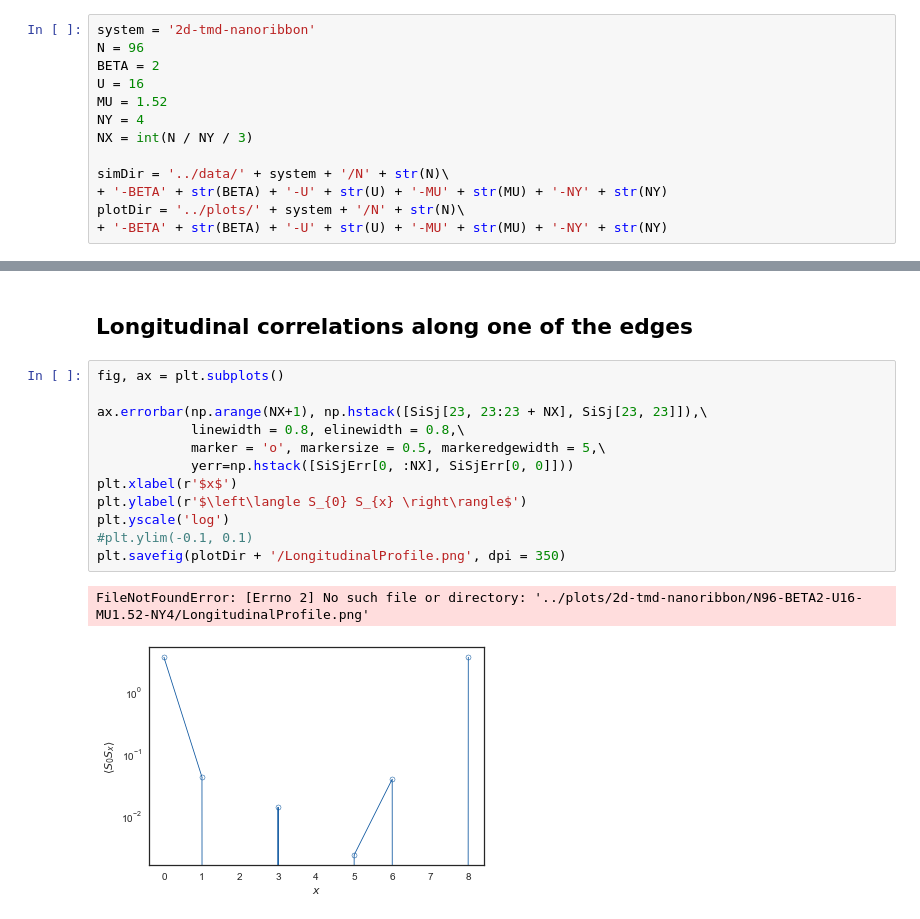
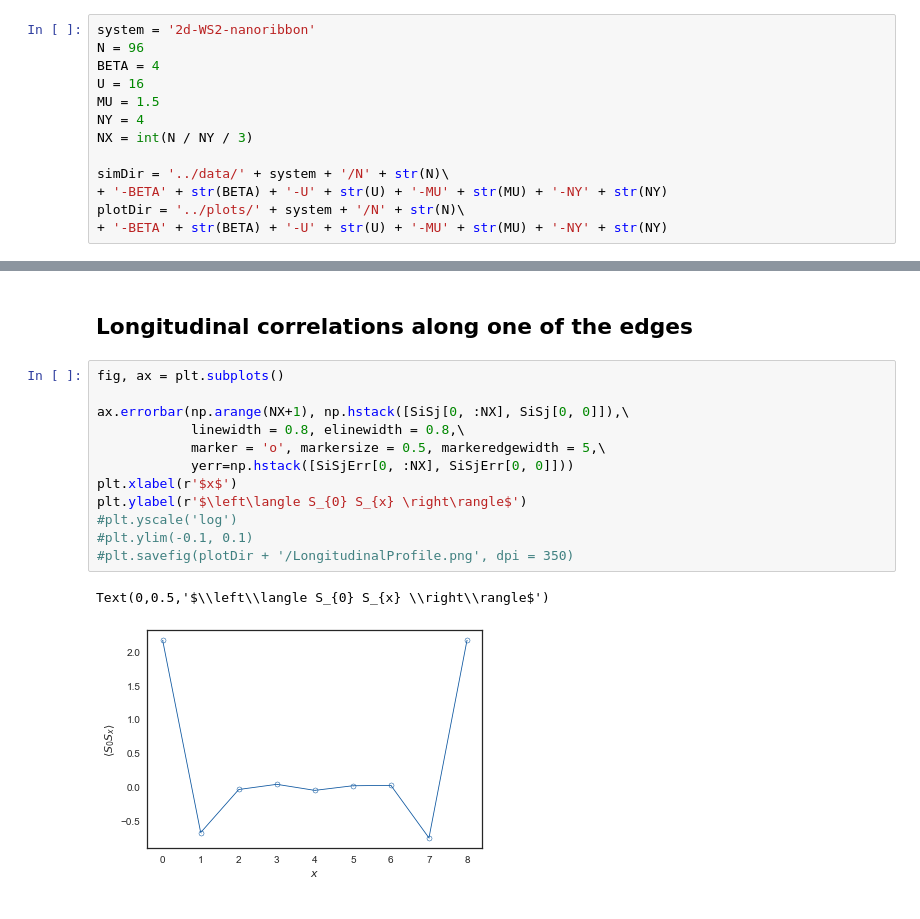
Before and after one commit to fmonteir/detelectro, a Jupyter notebook: examples/plot-src/tmdnr_spin_spin_corr.ipynb, the cells around one changed output, grey strips where cells are left out. Drawn from its saved outputs; the diff is of its cells as text.

```diff
--- a/examples/plot-src/tmdnr_spin_spin_corr.ipynb
+++ b/examples/plot-src/tmdnr_spin_spin_corr.ipynb
@@ -16,11 +16,11 @@ rcParams['font.sans-serif'] = ['Arial']
 # %% [markdown]
 ## Load simulation data
 # %%
-system = '2d-tmd-nanoribbon'
+system = '2d-WS2-nanoribbon'
 N = 96
-BETA = 2
+BETA = 4
 U = 16
-MU = 1.52
+MU = 1.5
 NY = 4
 NX = int(N / NY / 3)
 
@@ -123,15 +132,15 @@ plt.savefig(plotDir + '/S0Sr.png', dpi = 350)
 # %%
 fig, ax = plt.subplots()
 
-ax.errorbar(np.arange(NX+1), np.hstack([SiSj[23, 23:23 + NX], SiSj[23, 23]]),\
+ax.errorbar(np.arange(NX+1), np.hstack([SiSj[0, :NX], SiSj[0, 0]]),\
             linewidth = 0.8, elinewidth = 0.8,\
             marker = 'o', markersize = 0.5, markeredgewidth = 5,\
             yerr=np.hstack([SiSjErr[0, :NX], SiSjErr[0, 0]]))
 plt.xlabel(r'$x$')
 plt.ylabel(r'$\left\langle S_{0} S_{x} \right\rangle$')
-plt.yscale('log')
+#plt.yscale('log')
 #plt.ylim(-0.1, 0.1)
-plt.savefig(plotDir + '/LongitudinalProfile.png', dpi = 350)
+#plt.savefig(plotDir + '/LongitudinalProfile.png', dpi = 350)
 # %% [output]
-FileNotFoundError: [Errno 2] No such file or directory: '../plots/2d-tmd-nanoribbon/N96-BETA2-U16-MU1.52-NY4/LongitudinalProfile.png'
+Text(0,0.5,'$\\left\\langle S_{0} S_{x} \\right\\rangle$')
-[figure, old version]
+[figure, new version]
```
Also changed, not shown: parts of 3 cells of this notebook, 17 other files.
